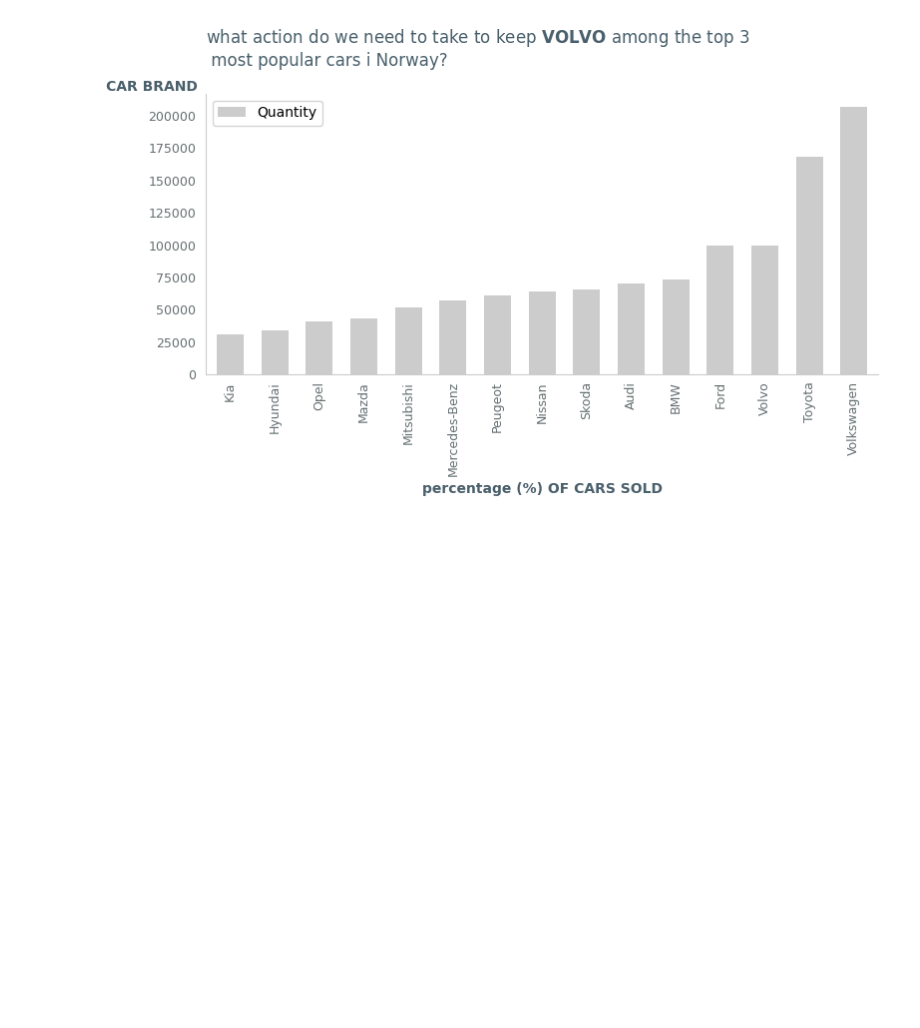
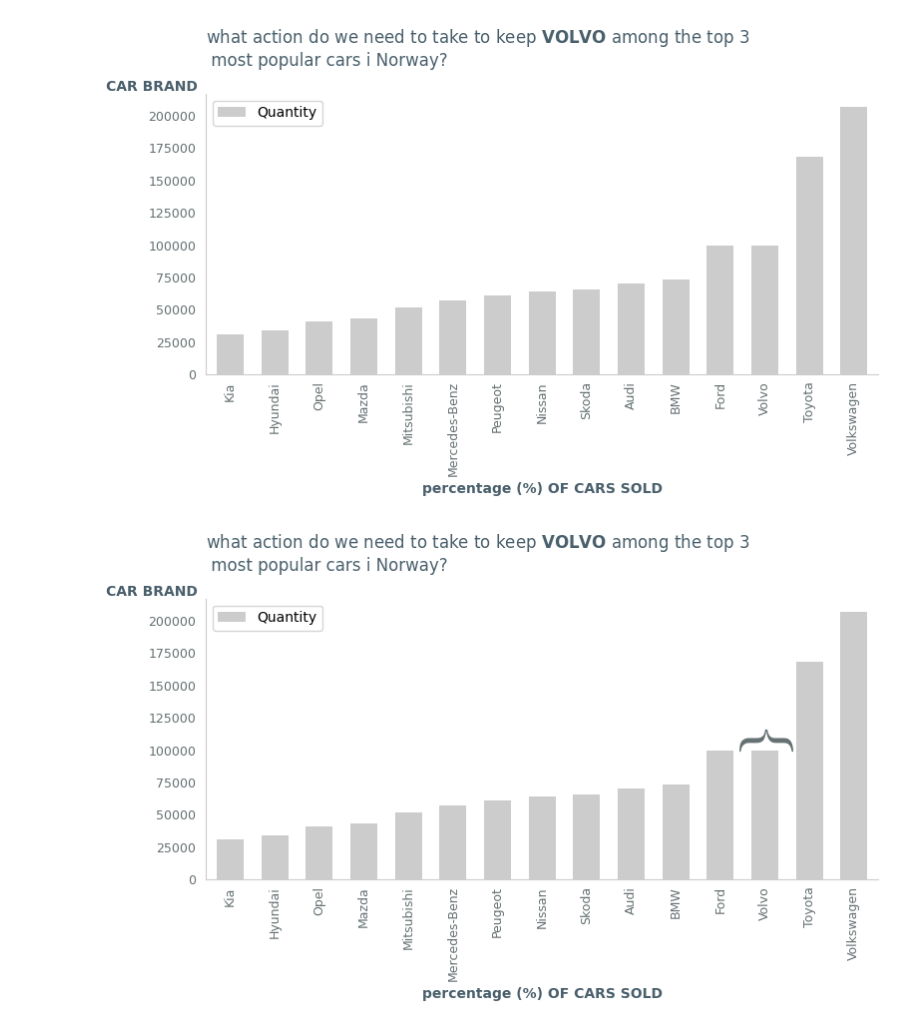
Before and after one commit to Abdulrahmanfahmi/Data_visualization_Abdulrahman_Fahmi_DE24, a Jupyter notebook: code_along/04_storytelling/matplotlib_bar_storytelling.ipynb, the cells around one changed output. Drawn from its saved outputs; the diff is of its cells as text; code cells hidden in the pictures; blank space fills up the shorter version.

```diff
--- a/code_along/04_storytelling/matplotlib_bar_storytelling.ipynb
+++ b/code_along/04_storytelling/matplotlib_bar_storytelling.ipynb
@@ -542,29 +542,34 @@ fig.tight_layout()
 fig.savefig("figures/o_bar_top15.png")
 # %% [output]
 [figure]
+# %%
+colors= [BLUE_1 if brand=="volvo" else GRAY_1 for brand in df_percentage_top15.index]
 # %%
 ax = df_quantity_brand.iloc[:15].plot(
     kind="bar", ylabel="Number of cars", figsize=(8, 5), width=0.6, color = colors)
 
 ax.invert_xaxis()
 
 ax.spines[["top", "right"]].set_visible(False)
 
 ax.spines[["left", "bottom"]].set_color(GRAY_1)
 ax.tick_params(axis="both", colors = GRAY_2, labelsize = 9, length=0, pad = 5)
 ax.tick_params(axis="y", pad = 7)
 
 ax.set_title("what action do we need to take to keep "
              + r"$\bf{VOLVO}$"
              + " among the top 3\n most popular cars i Norway?", loc = "left", color = GRAY_3, pad = 20)
 
 ax.set_xlabel("percentage (%) OF CARS SOLD", color=GRAY_3,fontweight="bold")
 ax.set_ylabel("CAR BRAND", color=GRAY_3,fontweight="bold", rotation = 0)
 
 ax.yaxis.set_label_coords(-0.08, 1)
 
-ax.annotate()
+
+ax.annotate(xy=(2, 110000),text="}"  ,fontsize=45, color=GRAY_2, family="Times", ha="center", rotation=90)
 
 fig = ax.get_figure()
 fig.tight_layout()
 fig.savefig("figures/o_bar_top15.png")
+# %% [output]
+[figure, added]
```
Also changed, not shown: parts of 3 cells of this notebook, 3 other files.
